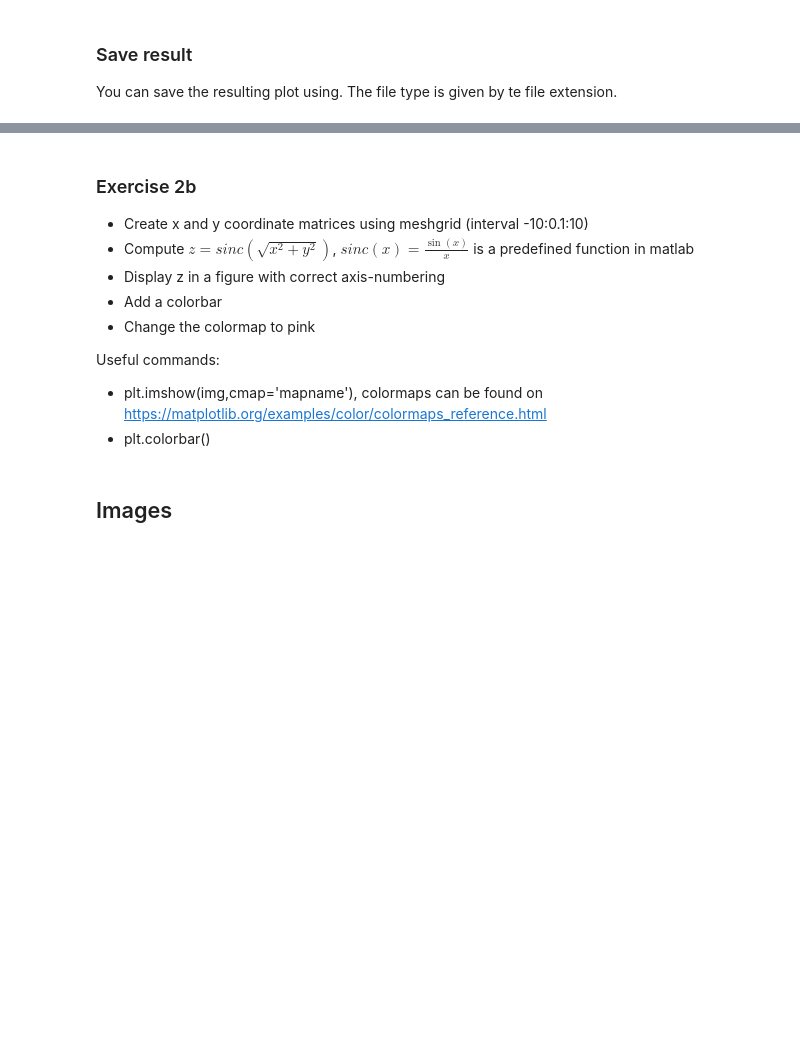
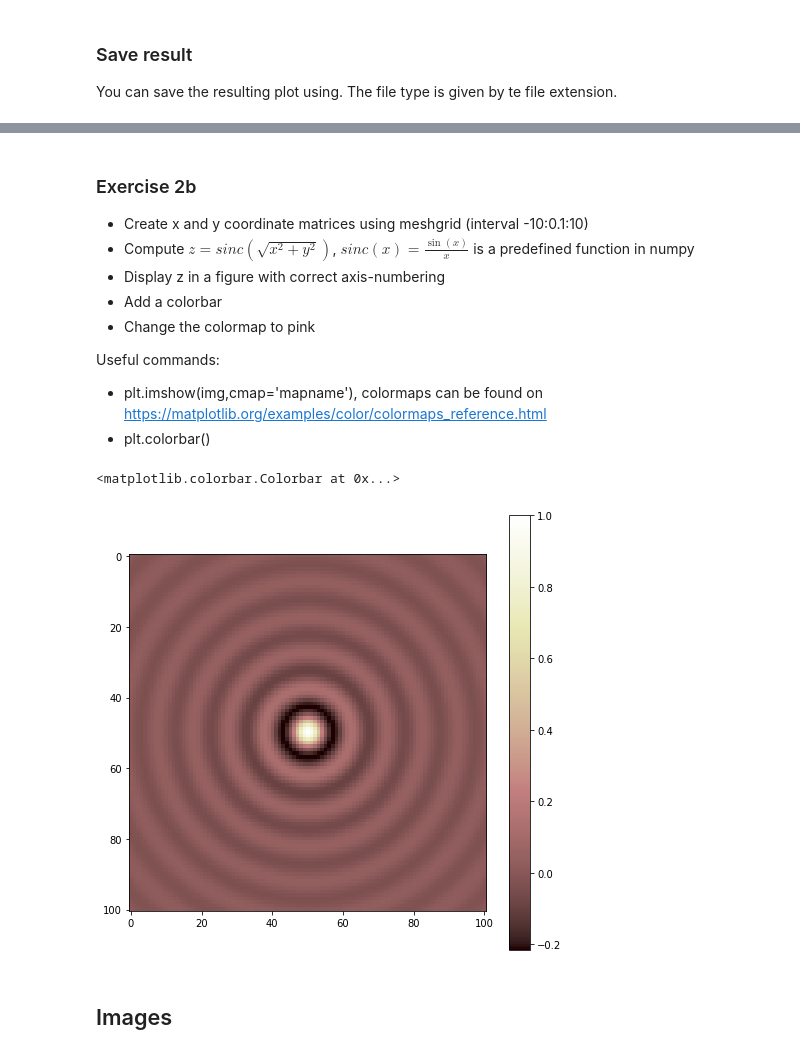
Before and after one commit to ImagingLectures/image-processing-with-python-anderskaestner, a Jupyter notebook: Assignment_01_Images.ipynb, the cells around one changed output, grey strips where cells are left out. Saved outputs shown, nothing was run; the diff lists cells and outputs as text; code cells hidden in the pictures; blank space fills up the shorter version.

```diff
--- a/Assignment_01_Images.ipynb
+++ b/Assignment_01_Images.ipynb
@@ -135,7 +194,7 @@ Useful commands:
 # %% [markdown]
 ### Exercise 2b
 * Create x and y coordinate matrices using meshgrid (interval -10:0.1:10)
-* Compute $z=sinc\left(\sqrt{x^2+y^2}\right)$, $sinc(x)=\frac{\sin(x)}{x}$ is a predefined function in matlab
+* Compute $z=sinc\left(\sqrt{x^2+y^2}\right)$, $sinc(x)=\frac{\sin(x)}{x}$ is a predefined function in numpy
 * Display z in a figure with correct axis-numbering
 * Add a colorbar
 * Change the colormap to pink
@@ -143,6 +202,15 @@ Useful commands:
 Useful commands:
 * plt.imshow(img,cmap='mapname'), colormaps can be found on https://matplotlib.org/examples/color/colormaps_reference.html
 * plt.colorbar()
+# %%
+x,y=np.meshgrid(np.linspace(-10,10,101),np.linspace(-10,10,101))
+z=np.sinc(np.sqrt(x**2+y**2))
+plt.figure(figsize=[8,8])
+plt.imshow(z,cmap='pink')
+plt.colorbar()
+# %% [output]
+<matplotlib.colorbar.Colorbar at 0x...>
+[figure, added]
 # %% [markdown]
 ## Images
 # %% [markdown]
```
Also changed, not shown: parts of 12 cells of this notebook.
